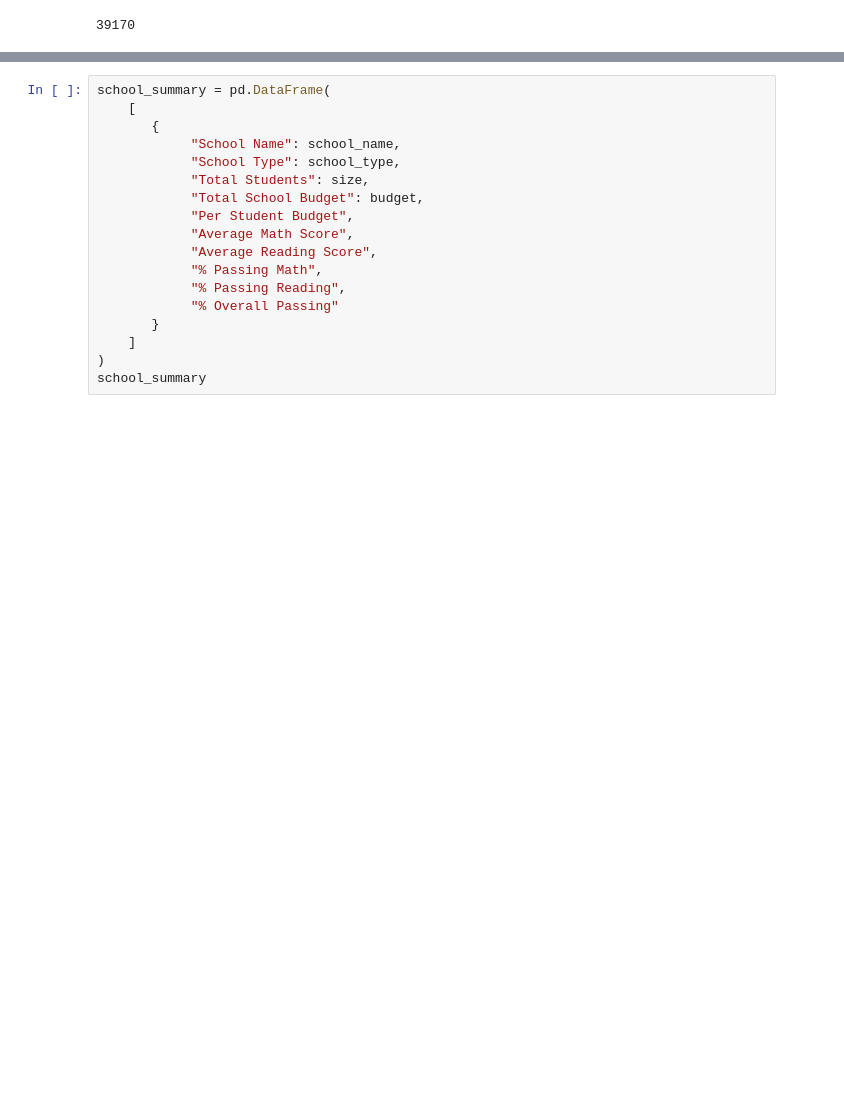
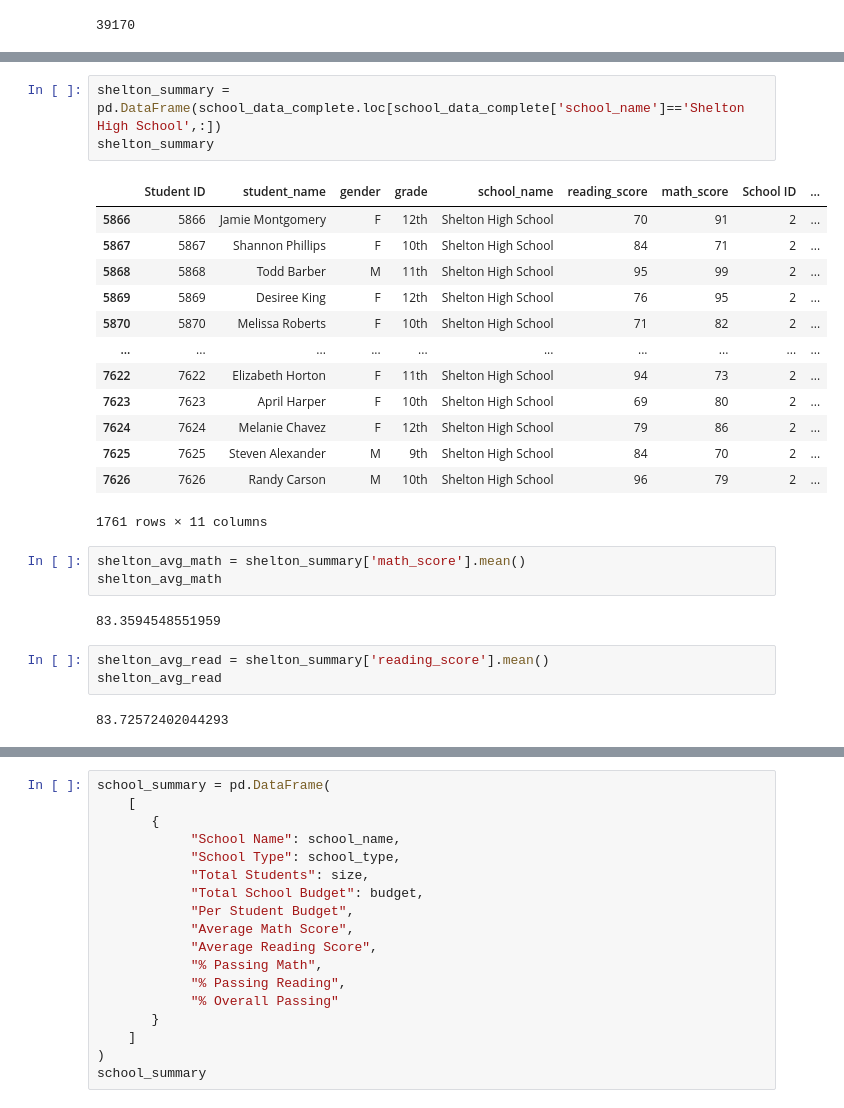
Before and after one commit to Cookees81/pandas-challenge, a Jupyter notebook: PyCitySchools/School Summary.ipynb, the cells around one changed output, grey strips where cells are left out. Drawn from its saved outputs; the diff is of its cells as text; blank space fills up the shorter version.

```diff
--- a/PyCitySchools/School Summary.ipynb
+++ b/PyCitySchools/School Summary.ipynb
@@ -119,0 +142,27 @@ NameError: name 'student_data_complete' is not defined
+# %%
+shelton_summary = pd.DataFrame(school_data_complete.loc[school_data_complete['school_name']=='Shelton High School',:])
+shelton_summary
+# %% [output]
+|  | Student ID | student_name | gender | grade | school_name | reading_score | math_score | School ID | ... |
+| 5866 | 5866 | Jamie Montgomery | F | 12th | Shelton High School | 70 | 91 | 2 | ... |
+| 5867 | 5867 | Shannon Phillips | F | 10th | Shelton High School | 84 | 71 | 2 | ... |
+| 5868 | 5868 | Todd Barber | M | 11th | Shelton High School | 95 | 99 | 2 | ... |
+| 5869 | 5869 | Desiree King | F | 12th | Shelton High School | 76 | 95 | 2 | ... |
+| 5870 | 5870 | Melissa Roberts | F | 10th | Shelton High School | 71 | 82 | 2 | ... |
+| ... | ... | ... | ... | ... | ... | ... | ... | ... | ... |
+| 7622 | 7622 | Elizabeth Horton | F | 11th | Shelton High School | 94 | 73 | 2 | ... |
+| 7623 | 7623 | April Harper | F | 10th | Shelton High School | 69 | 80 | 2 | ... |
+| 7624 | 7624 | Melanie Chavez | F | 12th | Shelton High School | 79 | 86 | 2 | ... |
+| 7625 | 7625 | Steven Alexander | M | 9th | Shelton High School | 84 | 70 | 2 | ... |
+| 7626 | 7626 | Randy Carson | M | 10th | Shelton High School | 96 | 79 | 2 | ... |
+1761 rows × 11 columns
+# %%
+shelton_avg_math = shelton_summary['math_score'].mean()
+shelton_avg_math
+# %% [output]
+83.3594548551959
+# %%
+shelton_avg_read = shelton_summary['reading_score'].mean()
+shelton_avg_read
+# %% [output]
+83.72572402044293
```
Also changed, not shown: parts of 56 cells of this notebook.
